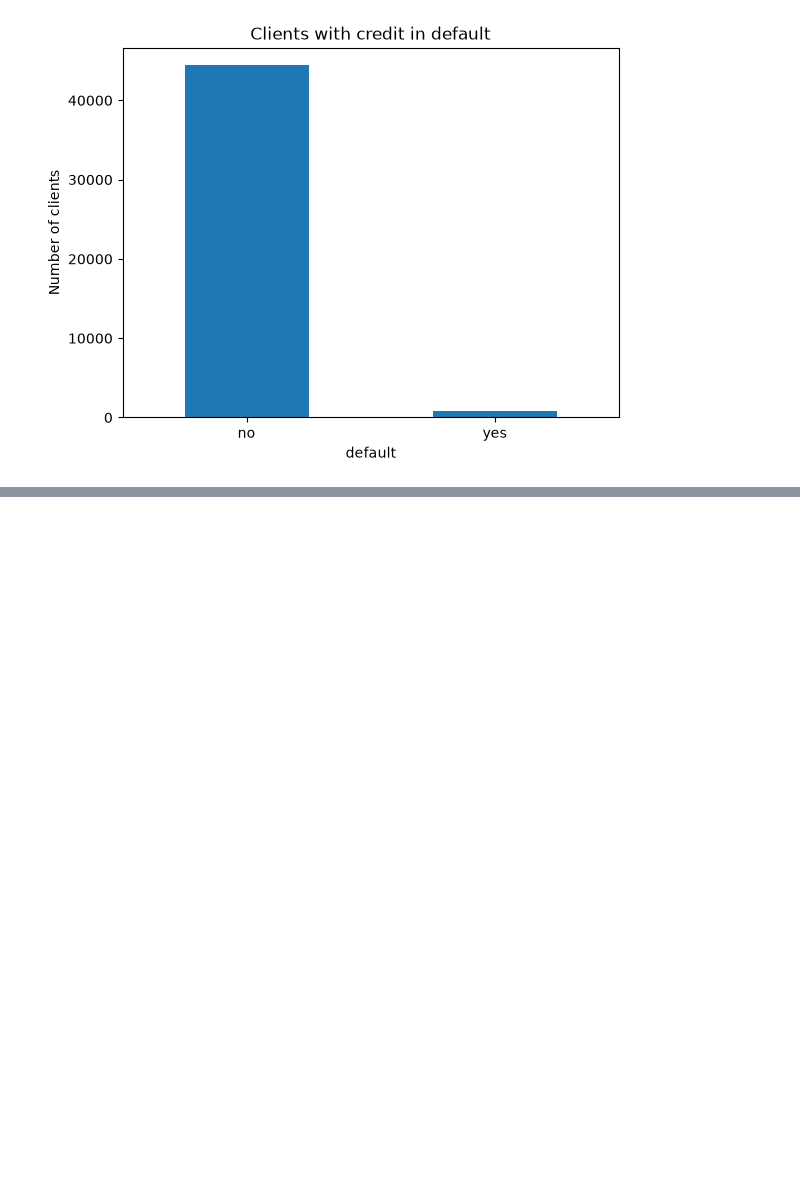
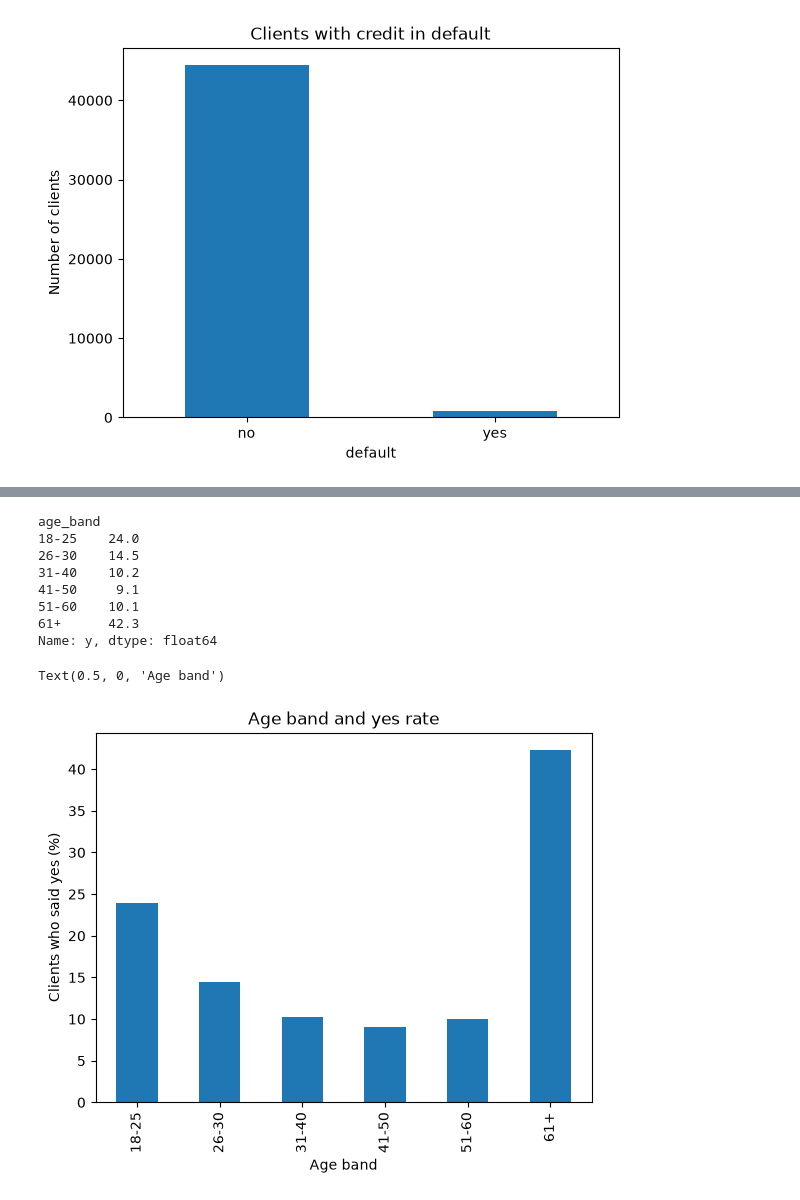
Before and after one commit to nicholas-dumas/ai_mlops_hands_on_exercise, a Jupyter notebook: notebooks/eda.ipynb, the cells around one changed output, grey strips where cells are left out. Saved outputs shown, nothing was run; the diff lists cells and outputs as text; code cells hidden in the pictures; blank space fills up the shorter version.

```diff
--- a/notebooks/eda.ipynb
+++ b/notebooks/eda.ipynb
@@ -454,0 +383,20 @@ Name: y, dtype: float64
+# %%
+clean["age_band"] = pd.cut(clean["age"], bins=[17, 25, 30, 40, 50, 60, 100],
+                           labels=["18-25", "26-30", "31-40", "41-50", "51-60", "61+"])
+rate = clean.groupby("age_band", observed=True)["y"].mean() * 100
+print(rate.round(1))
+
+ax = rate.plot(kind="bar", title="Age band and yes rate")
+ax.set_ylabel("Clients who said yes (%)")
+ax.set_xlabel("Age band")
+# %% [output]
+age_band
+18-25    24.0
+26-30    14.5
+31-40    10.2
+41-50     9.1
+51-60    10.1
+61+      42.3
+Name: y, dtype: float64
+Text(0.5, 0, 'Age band')
+[figure, added]
```
Also changed, not shown: parts of 37 cells of this notebook, 4 other files.
